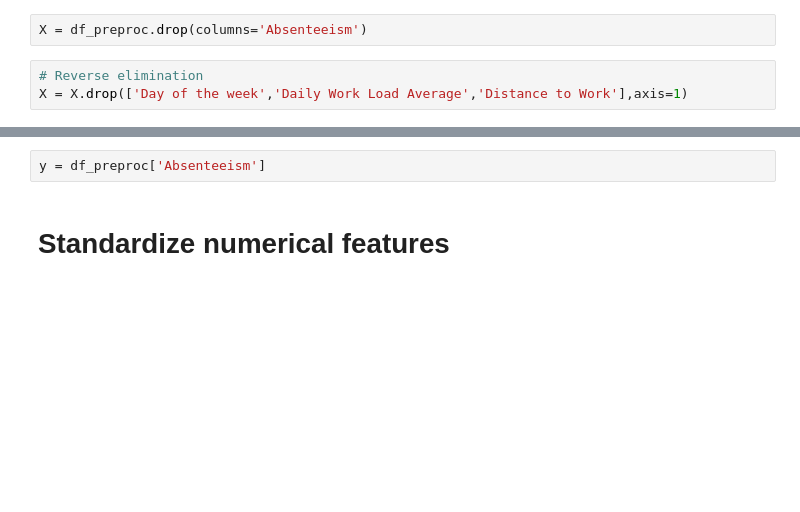
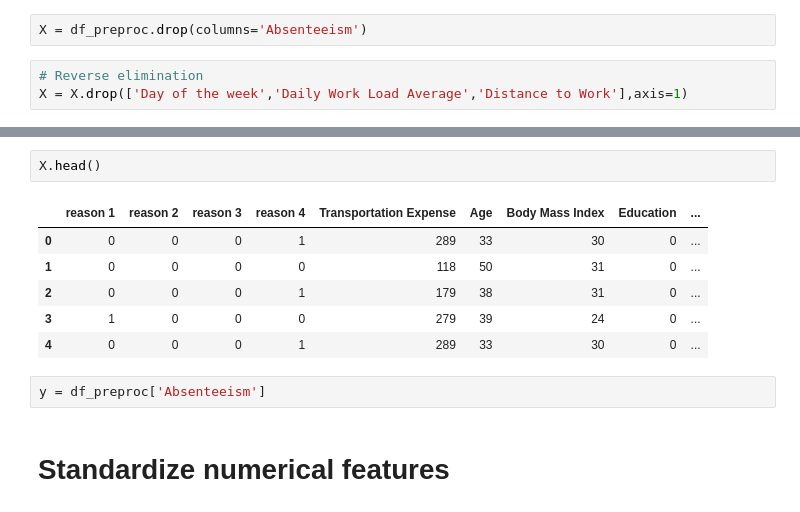
Before and after one commit to dorien-er/absenteeism, a Jupyter notebook: notebooks/Machine learning.ipynb, the cells around one changed output, grey strips where cells are left out. Cells and saved outputs as stored; diff of their text form; blank space fills up the shorter version.

```diff
--- a/notebooks/Machine learning.ipynb
+++ b/notebooks/Machine learning.ipynb
@@ -42,3 +65,12 @@ X = X.drop(['Day of the week','Daily Work Load Average','Distance to Work'],axis
+# %%
+X.head()
+# %% [output]
+|  | reason 1 | reason 2 | reason 3 | reason 4 | Transportation Expense | Age | Body Mass Index | Education | ... |
+| 0 | 0 | 0 | 0 | 1 | 289 | 33 | 30 | 0 | ... |
+| 1 | 0 | 0 | 0 | 0 | 118 | 50 | 31 | 0 | ... |
+| 2 | 0 | 0 | 0 | 1 | 179 | 38 | 31 | 0 | ... |
+| 3 | 1 | 0 | 0 | 0 | 279 | 39 | 24 | 0 | ... |
+| 4 | 0 | 0 | 0 | 1 | 289 | 33 | 30 | 0 | ... |
 # %%
 y = df_preproc['Absenteeism']
 # %% [markdown]
```
Also changed, not shown: parts of 8 cells of this notebook, 9 other files.
